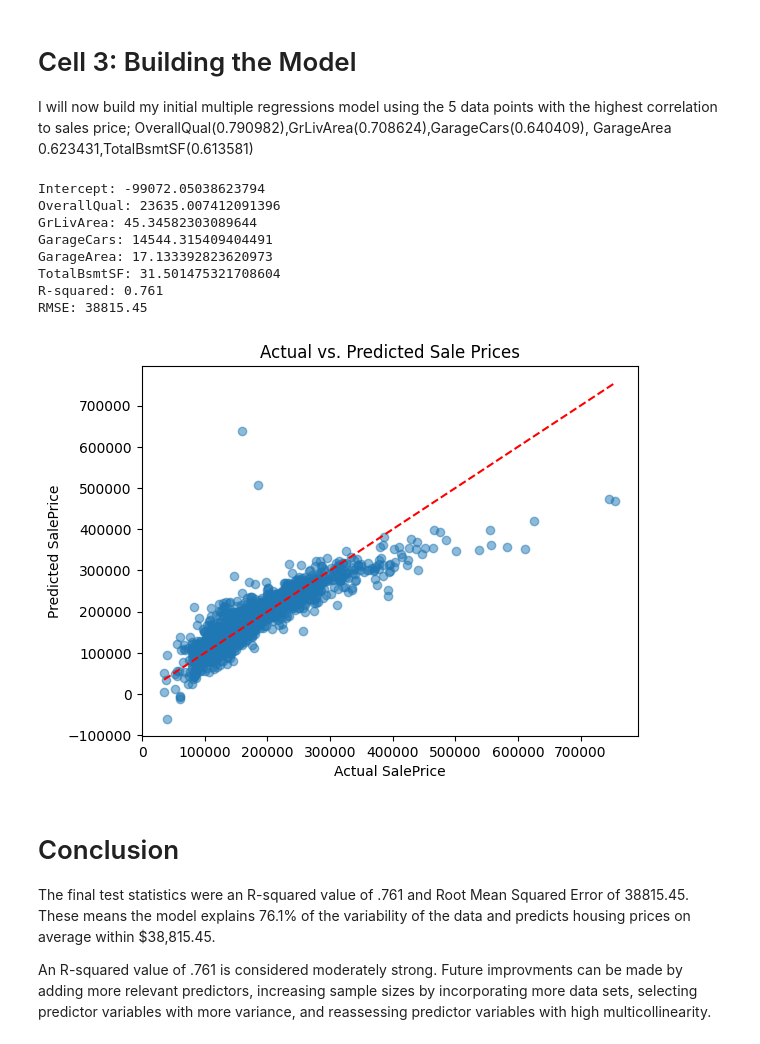
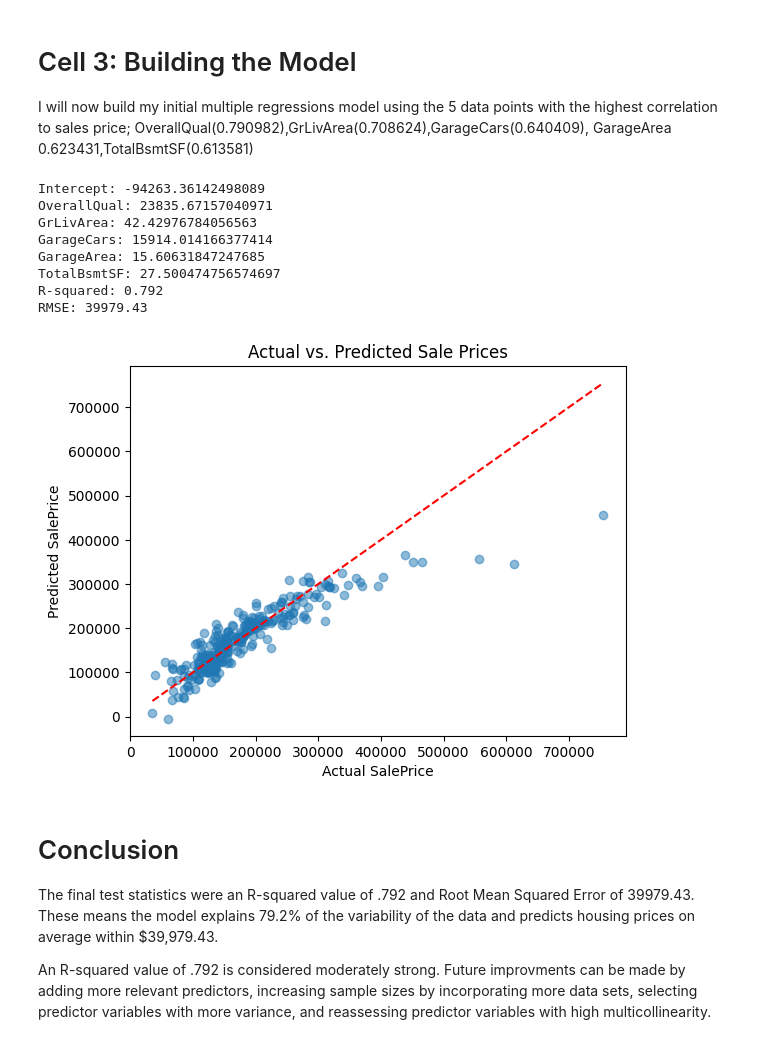
Before and after one commit to jschwarm/housing_price_multiple_regression, a Jupyter notebook: multiple-linear-regressions-of-housing-data.ipynb, the cells around one changed output. Cells and saved outputs as stored; diff of their text form; code cells hidden in the pictures.

```diff
--- a/multiple-linear-regressions-of-housing-data.ipynb
+++ b/multiple-linear-regressions-of-housing-data.ipynb
@@ -55,22 +54,22 @@ Training set shape:  (1460, 81)
 -In this cell I will clean the data by deleting columns with few entries. Then I will find features which correlate with sale price and select the five best to build my initial Multiple Regression Model.
 # %%
 #Output basic info about the data
-train.shape
-train.columns
-train.info()
-train.describe()
+data.shape
+data.columns
+data.info()
+data.describe()
 
 #Print the 20 columns with the most missing data
-missing = train.isnull().sum()
+missing = data.isnull().sum()
 missing[missing > 0].sort_values(ascending=False).head(20)
 
 #Drop all columns with 25% or greater missing data
-missing_percent = train.isnull().mean()
+missing_percent = data.isnull().mean()
 columns_to_drop = missing_percent[missing_percent >= .25].index
-train = train.drop(columns=columns_to_drop)
+data = data.drop(columns=columns_to_drop)
 
 #Find the values with the highest correlation coefficients, the top 5 will be used in the initial model
-corr = train.corr(numeric_only=True)
+corr = data.corr(numeric_only=True)
 top_corr = corr["SalePrice"].sort_values(ascending=False).head(15)
 print("Top correlated Values:\n", top_corr)
 #Top 5 correlated Values: OverallQual(0.790982),GrLivArea(0.708624),GarageCars(0.640409), GarageArea 0.623431,TotalBsmtSF(0.613581)
@@ -98,47 +97,52 @@ I will now build my initial multiple regressions model using the 5 data points w
 # %%
 #Assign X and y for the model
 features = ['OverallQual', 'GrLivArea', 'GarageCars', 'GarageArea', 'TotalBsmtSF']
-X = train[features]
-y = train['SalePrice']
+X = data[features]
+y = data['SalePrice']
+
+#Split the data into training and testing portions; 80% train 20% test
+X_train, X_test, y_train, y_test = train_test_split(
+    X, y, test_size=0.2, random_state=42
+)
 
 #Create and fit the model
 model = LinearRegression()
-model.fit(X, y)
+model.fit(X_train, y_train)
 
 #Print Regression Line information
 print("Intercept:", model.intercept_)
 for feature, coef in zip(features, model.coef_):
     print(f"{feature}: {coef}")
 
-#Make Predictions
-y_pred = model.predict(X)
+#Make predictions from test data
+y_pred_test = model.predict(X_test)
 
 #Calculate and Print Test Statistics
-r2 = r2_score(y, y_pred)
-mse = mean_squared_error(y, y_pred)
+r2 = r2_score(y_test, y_pred_test)
+mse = mean_squared_error(y_test, y_pred_test)
 rmse = np.sqrt(mse)
 print(f"R-squared: {r2:.3f}")
 print(f"RMSE: {rmse:.2f}")
 
 #Create a plot with a scatter of actual sales price and the predicted regression line
-plt.scatter(y, y_pred, alpha=0.5)
-plt.plot([y.min(), y.max()], [y.min(), y.max()], 'r--')
+plt.scatter(y_test, y_pred_test, alpha=0.5)
+plt.plot([y_test.min(), y_test.max()], [y_test.min(), y_test.max()], 'r--')
 plt.xlabel('Actual SalePrice')
 plt.ylabel('Predicted SalePrice')
 plt.title('Actual vs. Predicted Sale Prices')
 plt.show()
 # %% [output]
-Intercept: -99072.05038623794
-OverallQual: 23635.007412091396
-GrLivArea: 45.34582303089644
-GarageCars: 14544.315409404491
-GarageArea: 17.133392823620973
-TotalBsmtSF: 31.501475321708604
-R-squared: 0.761
-RMSE: 38815.45
+Intercept: -94263.36142498089
+OverallQual: 23835.67157040971
+GrLivArea: 42.42976784056563
+GarageCars: 15914.014166377414
+GarageArea: 15.60631847247685
+TotalBsmtSF: 27.500474756574697
+R-squared: 0.792
+RMSE: 39979.43
-[figure, old version]
+[figure, new version]
 # %% [markdown]
 # Conclusion
-The final test statistics were an R-squared value of .761 and Root Mean Squared Error of 38815.45. These means the model explains 76.1% of the variability of the data and predicts housing prices on average within $38,815.45.
+The final test statistics were an R-squared value of .792 and Root Mean Squared Error of 39979.43. These means the model explains 79.2% of the variability of the data and predicts housing prices on average within $39,979.43.
 
-An R-squared value of .761 is considered moderately strong. Future improvments can be made by adding more relevant predictors, increasing sample sizes by incorporating more data sets, selecting predictor variables with more variance, and reassessing predictor variables with high multicollinearity.
+An R-squared value of .792 is considered moderately strong. Future improvments can be made by adding more relevant predictors, increasing sample sizes by incorporating more data sets, selecting predictor variables with more variance, and reassessing predictor variables with high multicollinearity.
```
Also changed, not shown: parts of 2 cells of this notebook.
